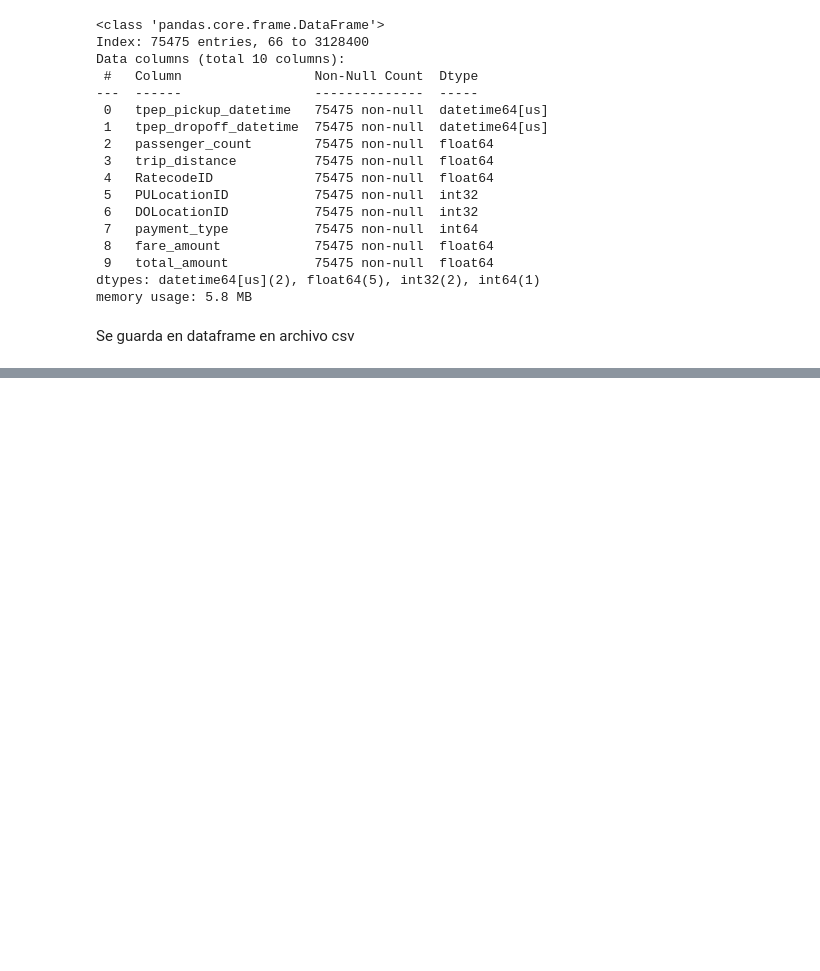
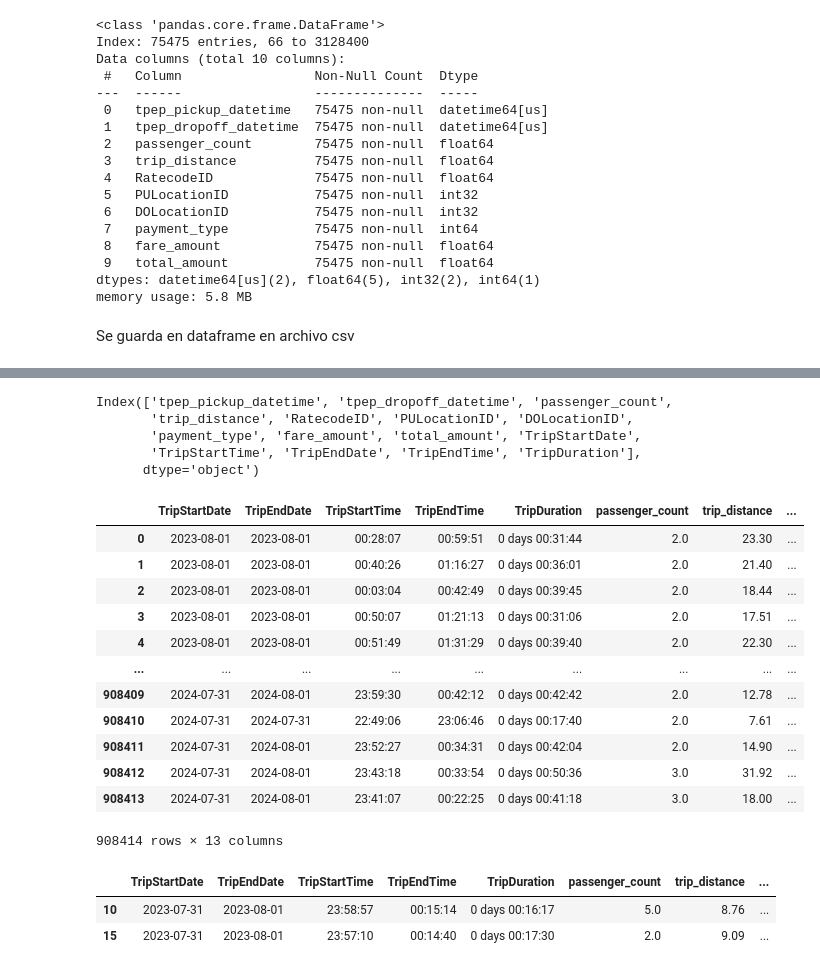
Before and after one commit to JDHernandezCamacho/BlueTrips, a Jupyter notebook: ETLs/ETL-Yellow-Taxy-Trips.ipynb, the cells around one changed output, grey strips where cells are left out. Drawn from its saved outputs; the diff is of its cells as text; code cells hidden in the pictures; blank space fills up the shorter version.

```diff
--- a/ETLs/ETL-Yellow-Taxy-Trips.ipynb
+++ b/ETLs/ETL-Yellow-Taxy-Trips.ipynb
@@ -358,0 +412,8 @@ Se guarda en dataframe en archivo csv
+# %%
+df_total['tpep_pickup_datetime'] = pd.to_datetime(df_total['tpep_pickup_datetime'])
+df_total['TripStartDate'] = df_total['tpep_pickup_datetime'].dt.date
+df_total['TripStartTime'] = df_total['tpep_pickup_datetime'].dt.time
+
+df_total['tpep_dropoff_datetime'] = pd.to_datetime(df_total['tpep_dropoff_datetime'])
+df_total['TripEndDate'] = df_total['tpep_dropoff_datetime'].dt.date
+df_total['TripEndTime'] = df_total['tpep_dropoff_datetime'].dt.time
@@ -358,0 +456,4 @@ Se guarda en dataframe en archivo csv
+# %%
+df_total['TripDuration'] = df_total['tpep_dropoff_datetime'] - df_total['tpep_pickup_datetime']
+# %%
+df_total['TripDuration'] = pd.to_timedelta(df_total['TripDuration'], unit='s')
@@ -358,0 +476,35 @@ Se guarda en dataframe en archivo csv
+# %%
+df_total.columns
+# %% [output]
+Index(['tpep_pickup_datetime', 'tpep_dropoff_datetime', 'passenger_count',
+       'trip_distance', 'RatecodeID', 'PULocationID', 'DOLocationID',
+       'payment_type', 'fare_amount', 'total_amount', 'TripStartDate',
+       'TripStartTime', 'TripEndDate', 'TripEndTime', 'TripDuration'],
+      dtype='object')
+# %%
+df_total = df_total[['TripStartDate', 'TripEndDate',  'TripStartTime', 'TripEndTime', 'TripDuration', 'passenger_count',
+       'trip_distance', 'RatecodeID', 'PULocationID', 'DOLocationID',
+       'payment_type', 'fare_amount', 'total_amount']]
+# %%
+df_total
+# %% [output]
+|  | TripStartDate | TripEndDate | TripStartTime | TripEndTime | TripDuration | passenger_count | trip_distance | ... |
+| 0 | 2023-08-01 | 2023-08-01 | 00:28:07 | 00:59:51 | 0 days 00:31:44 | 2.0 | 23.30 | ... |
+| 1 | 2023-08-01 | 2023-08-01 | 00:40:26 | 01:16:27 | 0 days 00:36:01 | 2.0 | 21.40 | ... |
+| 2 | 2023-08-01 | 2023-08-01 | 00:03:04 | 00:42:49 | 0 days 00:39:45 | 2.0 | 18.44 | ... |
+| 3 | 2023-08-01 | 2023-08-01 | 00:50:07 | 01:21:13 | 0 days 00:31:06 | 2.0 | 17.51 | ... |
+| 4 | 2023-08-01 | 2023-08-01 | 00:51:49 | 01:31:29 | 0 days 00:39:40 | 2.0 | 22.30 | ... |
+| ... | ... | ... | ... | ... | ... | ... | ... | ... |
+| 908409 | 2024-07-31 | 2024-08-01 | 23:59:30 | 00:42:12 | 0 days 00:42:42 | 2.0 | 12.78 | ... |
+| 908410 | 2024-07-31 | 2024-07-31 | 22:49:06 | 23:06:46 | 0 days 00:17:40 | 2.0 | 7.61 | ... |
+| 908411 | 2024-07-31 | 2024-08-01 | 23:52:27 | 00:34:31 | 0 days 00:42:04 | 2.0 | 14.90 | ... |
+| 908412 | 2024-07-31 | 2024-08-01 | 23:43:18 | 00:33:54 | 0 days 00:50:36 | 3.0 | 31.92 | ... |
+| 908413 | 2024-07-31 | 2024-08-01 | 23:41:07 | 00:22:25 | 0 days 00:41:18 | 3.0 | 18.00 | ... |
+908414 rows × 13 columns
+# %%
+# Viajes con fecha fuera de rango
+df_total.loc[df_total['TripStartDate'] == datetime.date(2023, 7, 31)]
+# %% [output]
+|  | TripStartDate | TripEndDate | TripStartTime | TripEndTime | TripDuration | passenger_count | trip_distance | ... |
+| 10 | 2023-07-31 | 2023-08-01 | 23:58:57 | 00:15:14 | 0 days 00:16:17 | 5.0 | 8.76 | ... |
+| 15 | 2023-07-31 | 2023-08-01 | 23:57:10 | 00:14:40 | 0 days 00:17:30 | 2.0 | 9.09 | ... |
```
Also changed, not shown: parts of 11 cells of this notebook, 23 other files.
